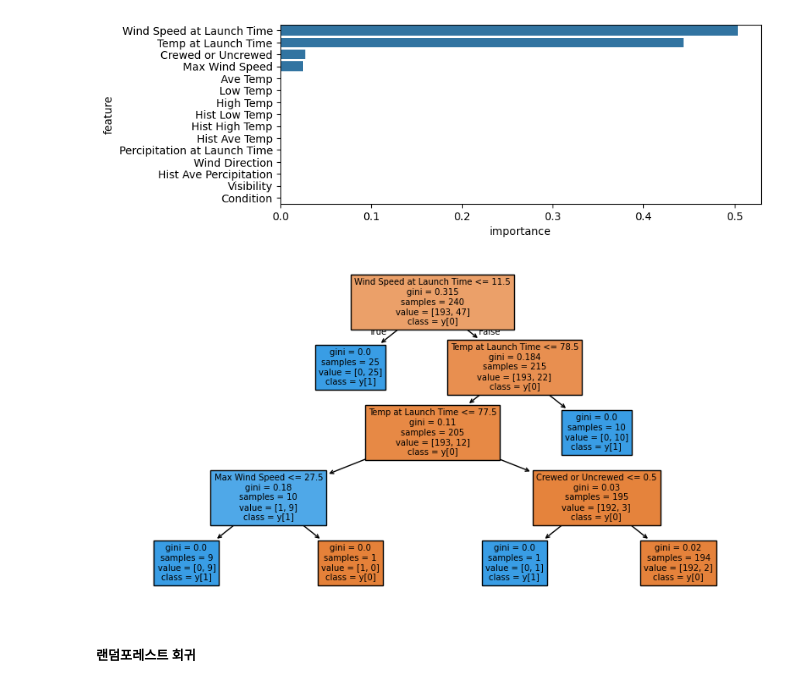
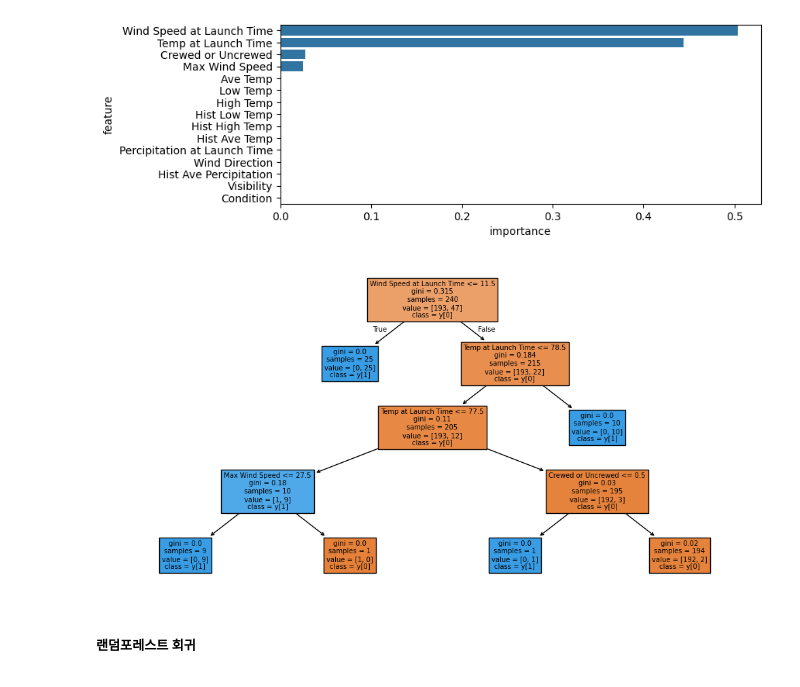
Before and after one commit to jimena1lee/pythonmlproject, a Jupyter notebook: 04_RocketLaunch.ipynb, the cells around one changed output. Cells and saved outputs as stored; diff of their text form; code cells hidden in the pictures.

```diff
--- a/04_RocketLaunch.ipynb
+++ b/04_RocketLaunch.ipynb
@@ -329,11 +333,12 @@ plt.show()
 # %%
 from sklearn.tree import plot_tree
 
 plt.figure(figsize=(10,5))
 plot_tree(dt, feature_names=X_train.columns, class_names=True, filled=True,)
+plt.tight_layout()
 plt.show()
 # %% [output]
-[figure, old version]
+[figure, new version]
 # %% [markdown]
 ##### 랜덤포레스트 회귀
 # %%
```
Also changed, not shown: parts of 12 cells of this notebook, 2 other files.
